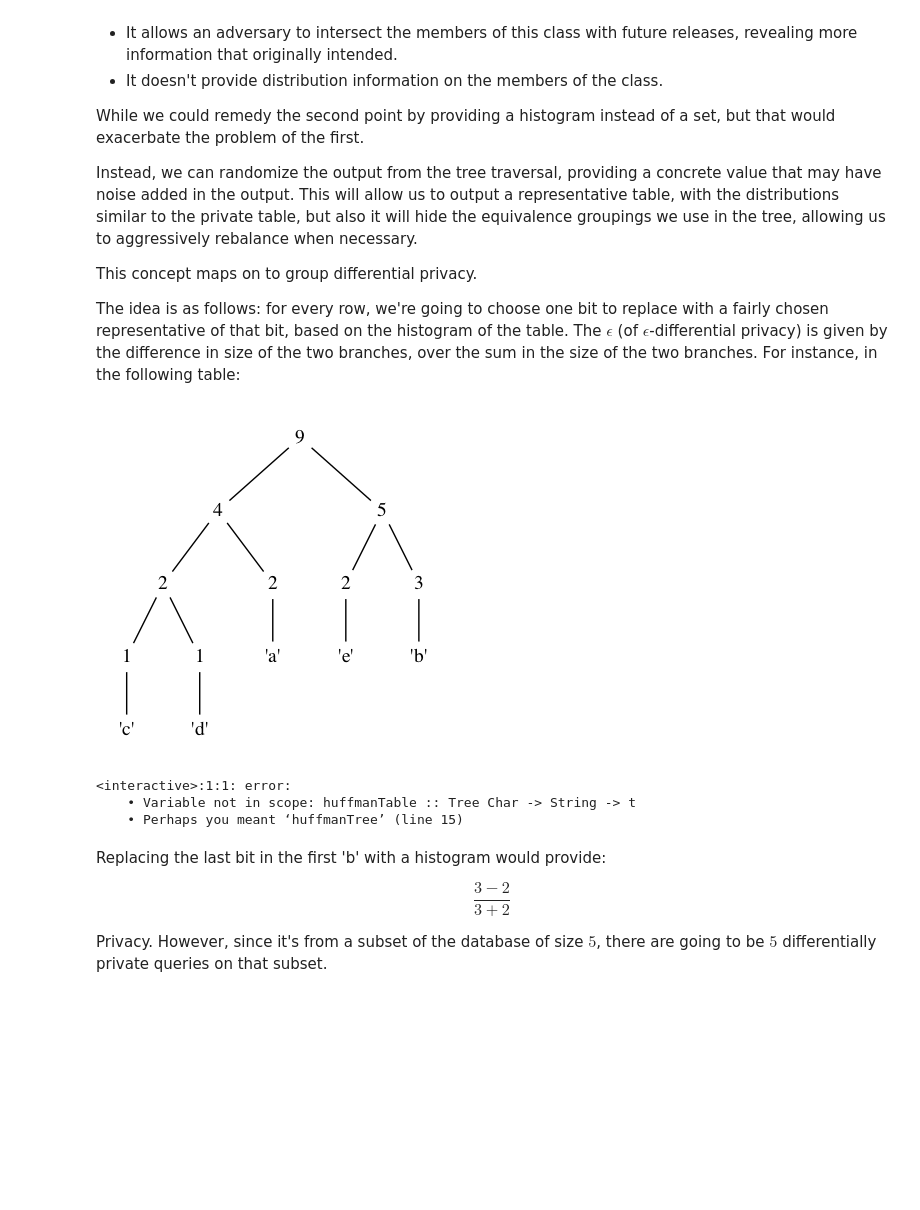
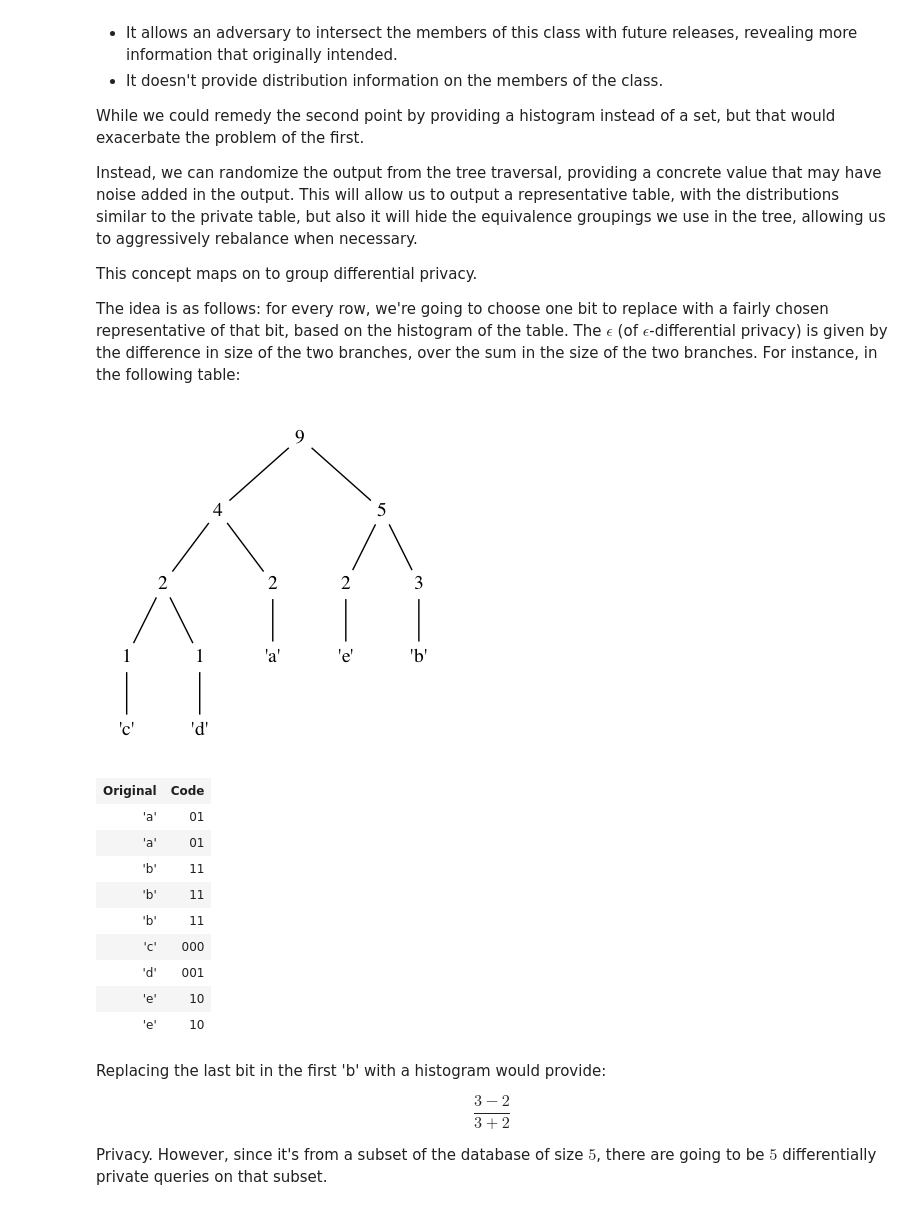
Before and after one commit to oisdk/IHaskell, a Jupyter notebook: notebooks/Privacy.ipynb, the cells around one changed output. Cells and saved outputs as stored; diff of their text form; code cells hidden in the pictures; blank space fills up the shorter version.

```diff
--- a/notebooks/Privacy.ipynb
+++ b/notebooks/Privacy.ipynb
@@ -695,14 +734,21 @@ The idea is as follows: for every row, we're going to choose one bit to replace
 # %%
 table = "aabbbcdee"
 
 simpleTree = huffmanTree table
 simpleTree
-huffmanTable simpleTree table
+buildHuffmanTable simpleTree table
 # %% [output]
 [figure]
-<interactive>:1:1: error:
-    • Variable not in scope: huffmanTable :: Tree Char -> String -> t
-    • Perhaps you meant ‘huffmanTree’ (line 15)
+| Original | Code |
+| 'a' | 01 |
+| 'a' | 01 |
+| 'b' | 11 |
+| 'b' | 11 |
+| 'b' | 11 |
+| 'c' | 000 |
+| 'd' | 001 |
+| 'e' | 10 |
+| 'e' | 10 |
 # %% [markdown]
 Replacing the last bit in the first 'b' with a histogram would provide:
 
```
Also changed, not shown: parts of 16 cells of this notebook.
